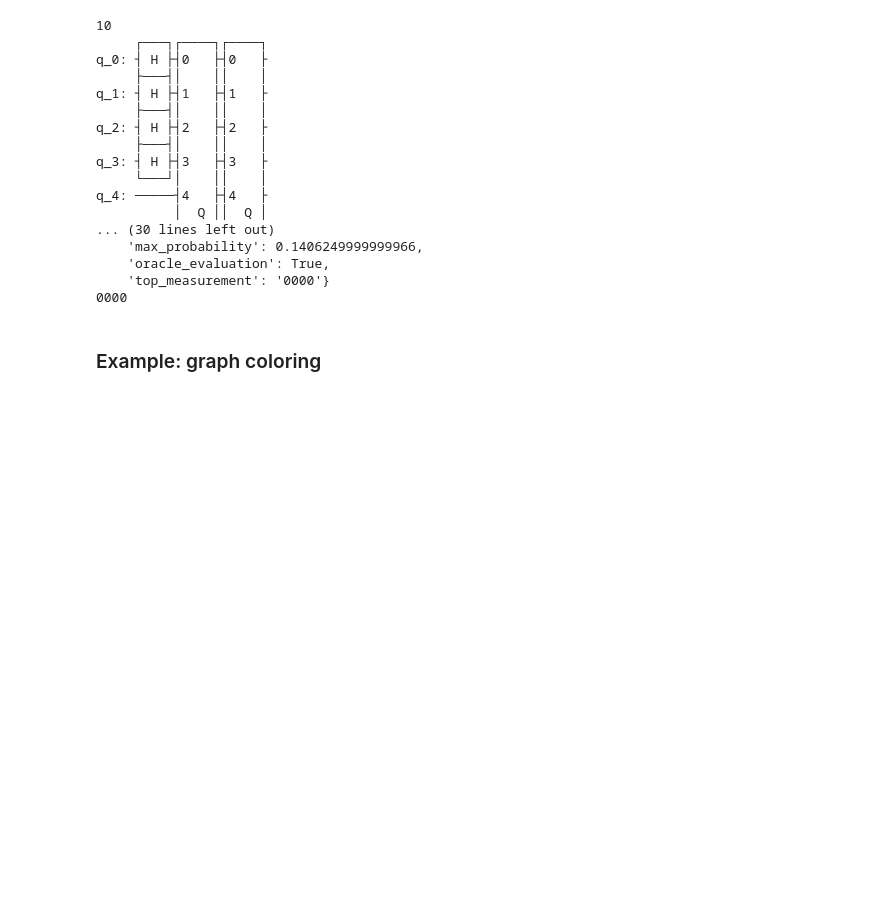
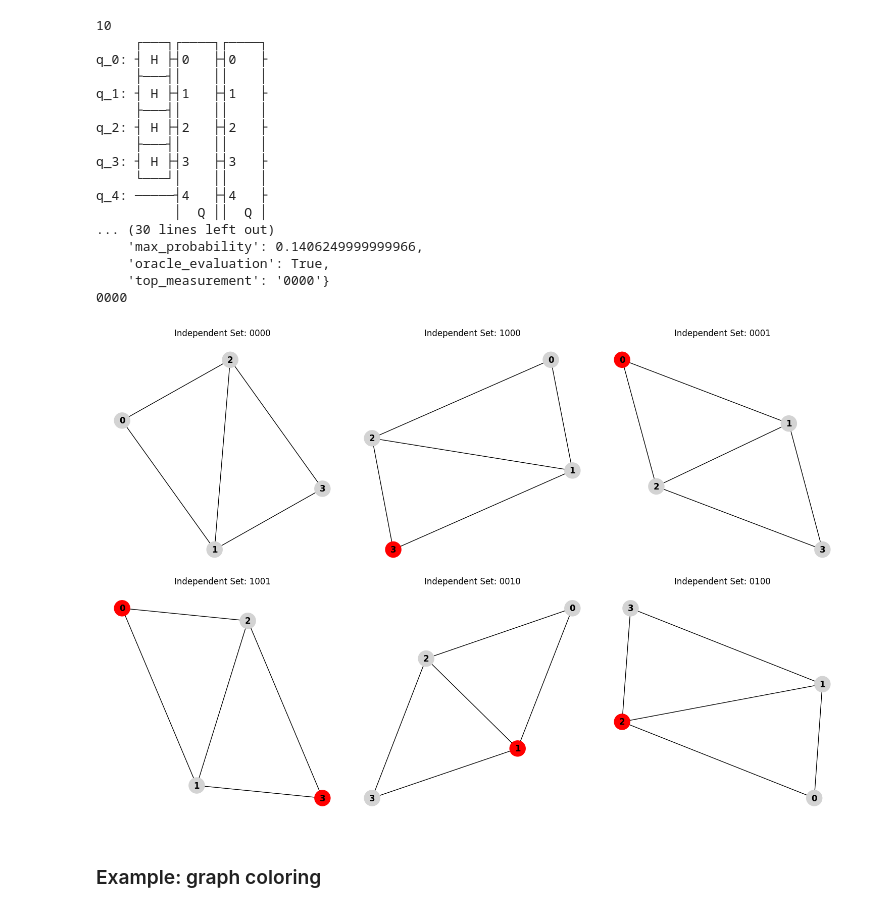
Before and after one commit to Bossy-Ye/C2Q, a Jupyter notebook: classical_to_quantum/examples/presentation.ipynb, the cells around one changed output. Saved outputs shown, nothing was run; the diff lists cells and outputs as text; code cells hidden in the pictures; blank space fills up the shorter version.

```diff
--- a/classical_to_quantum/examples/presentation.ipynb
+++ b/classical_to_quantum/examples/presentation.ipynb
@@ -18,8 +29,8 @@ grover = GroverWrapper(oracle=independent_set_oracle,
                        iterations=2,
                        is_good_state=fun,
                        objective_qubits=list(range(graph_problem.num_nodes)))
-res = grover.run(verbose=True)
-top_measurements = res.top_measurement
+is_res = grover.run(verbose=True)
+top_measurements = is_res.top_measurement
 print(top_measurements)
 # %% [output]
 10
@@ -39,6 +50,93 @@ q_4: ─────┤4   ├┤4   ├
     'oracle_evaluation': True,
     'top_measurement': '0000'}
 0000
+# %%
+def get_top_measurements(result:GroverResult, threshold: float = 0.001, num: int = 3) -> List[Dict[str, float]]:
+    """
+    Get the top `num` measurements from the circuit results that differ within a given threshold.
+
+    Parameters:
+    - result: An object containing the assignment and circuit_results.
+    - threshold (float): The threshold within which the measurement probabilities should differ.
+    - num (int): The number of top measurements to return.
+
+    Returns:
+    - List[Dict[str, float]]: A list of dictionaries containing the top measurements that meet the threshold criteria.
+    """
+    # Extract the circuit results from the result object
+    circuit_results = result.circuit_results
+
+    # Find the highest probability in the circuit results
+    max_prob = max(circuit_results[0].values())
+
+    # Filter measurements that are within the threshold of the maximum probability
+    filtered_measurements = []
+    for measurement, probability in circuit_results[0].items():
+        if abs(max_prob - probability) <= threshold:
+            filtered_measurements.append({measurement: probability})
+
+    # Sort the filtered measurements by probability in descending order
+    filtered_measurements.sort(key=lambda x: list(x.values())[0], reverse=True)
+
+    # Return only the top `num` measurements
+    return filtered_measurements[:num]
+def plot_graph_independent_set(G, is_assignment, ax):
+    """
+    Plot the graph highlighting the independent set based on the given assignment.
+
+    Parameters:
+    - G (networkx.Graph): The graph to be plotted.
+    - is_assignment (str): A bitstring where '1' indicates a node is in the independent set and '0' indicates it is not.
+    - ax (matplotlib.axes.Axes): The axis on which to plot the graph.
+    """
+    # Decode the independent set assignment
+    independent_set = []
+    for i, bit in enumerate(reversed(is_assignment)):  # Start from the right-hand side of the bitstring
+        if bit == '1':
+            independent_set.append(i)
+
+    # Color nodes: red for nodes in the independent set, lightgray for others
+    node_colors = ['red' if node in independent_set else 'lightgray' for node in G.nodes]
+
+    # Plot the graph on the given axis
+    pos = nx.spring_layout(G)  # Spring layout for better visualization
+    nx.draw(G, pos, node_color=node_colors, with_labels=True, edge_color='black', node_size=500, font_weight='bold', ax=ax)
+
+    # Highlight the nodes that are in the independent set
+    nx.draw_networkx_nodes(G, pos, nodelist=independent_set, node_color='red', ax=ax)
+
+    ax.set_title(f"Independent Set: {is_assignment}")
+
+def plot_multiple_independent_sets(G, measurements, num_per_row=3):
+    """
+    Plot multiple independent set solutions in a grid layout.
+
+    Parameters:
+    - G (networkx.Graph): The graph to be plotted.
+    - measurements (list of dict): A list of dictionaries containing bitstrings as keys.
+    - num_per_row (int): The number of plots per row in the grid.
+    """
+    num_measurements = len(measurements)
+    num_rows = (num_measurements + num_per_row - 1) // num_per_row  # Calculate the number of rows needed
+
+    fig, axs = plt.subplots(num_rows, num_per_row, figsize=(5 * num_per_row, 5 * num_rows))
+    axs = axs.flatten()  # Flatten the axes array for easy indexing
+
+    for i, measurement in enumerate(measurements):
+        is_assignment = list(measurement.keys())[0]  # Get the bitstring
+        plot_graph_independent_set(G, is_assignment, ax=axs[i])
+
+    # Remove any unused subplots
+    for j in range(i + 1, len(axs)):
+        fig.delaxes(axs[j])
+
+    plt.tight_layout()
+    plt.show()
+
+top_is_measurements = get_top_measurements(is_res, num=100)
+plot_multiple_independent_sets(graph_problem.graph(), top_is_measurements)
+# %% [output]
+[figure, added]
 # %% [markdown]
 ### Example: graph coloring
 # %%
```
Also changed, not shown: parts of 8 cells of this notebook, 2 other files.
